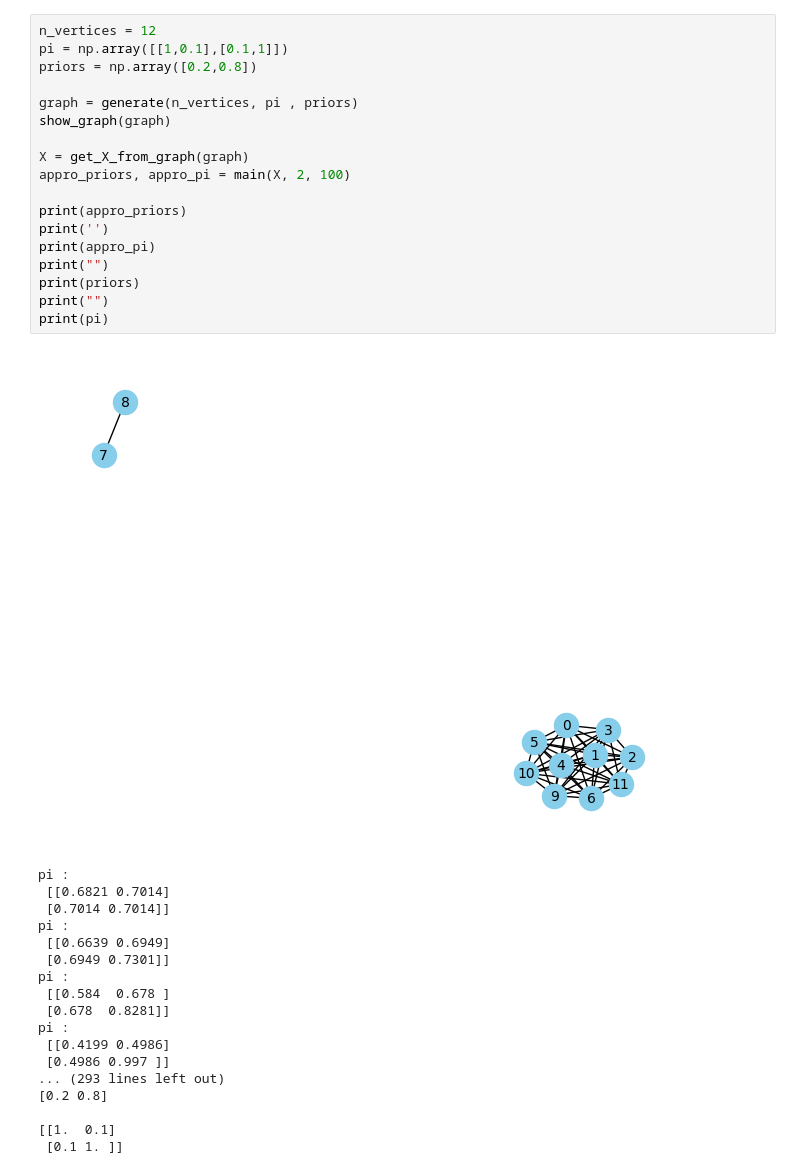
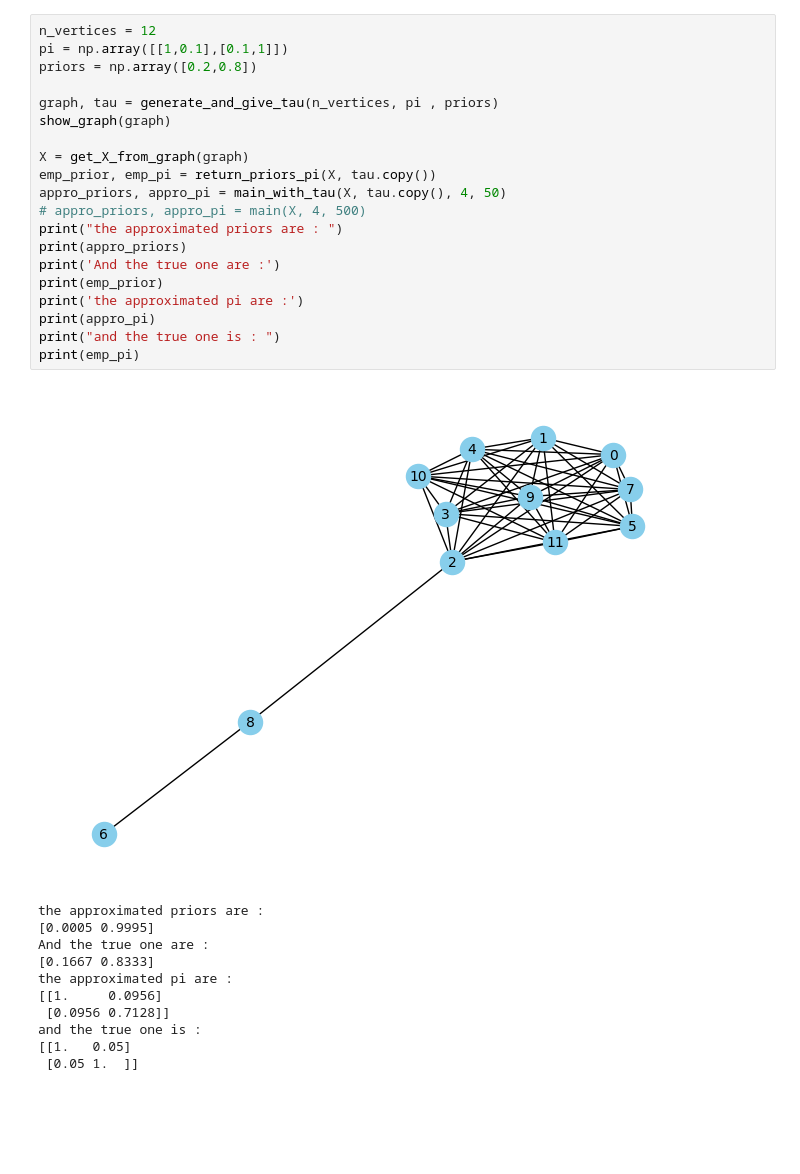
Before and after one commit to ElSacho/Mixture4graph, a Jupyter notebook: main.ipynb, the cells around one changed output. Drawn from its saved outputs; the diff is of its cells as text; blank space fills up the shorter version.

```diff
--- a/main.ipynb
+++ b/main.ipynb
@@ -76,37 +45,32 @@ print(pi)
 # %%
 n_vertices = 12
 pi = np.array([[1,0.1],[0.1,1]])
 priors = np.array([0.2,0.8])
 
-graph = generate(n_vertices, pi , priors)
+graph, tau = generate_and_give_tau(n_vertices, pi , priors)
 show_graph(graph)
 
 X = get_X_from_graph(graph)
-appro_priors, appro_pi = main(X, 2, 100)
-
+emp_prior, emp_pi = return_priors_pi(X, tau.copy())
+appro_priors, appro_pi = main_with_tau(X, tau.copy(), 4, 50)
+# appro_priors, appro_pi = main(X, 4, 500)
+print("the approximated priors are : ")
 print(appro_priors)
-print('')
+print('And the true one are :')
+print(emp_prior)
+print('the approximated pi are :')
 print(appro_pi)
-print("")
-print(priors)
-print("")
-print(pi)
+print("and the true one is : ")
+print(emp_pi)
 # %% [output]
-[figure, old version]
+[figure, new version]
-pi :
- [[0.6821 0.7014]
- [0.7014 0.7014]]
-pi :
- [[0.6639 0.6949]
- [0.6949 0.7301]]
-pi :
- [[0.584  0.678 ]
- [0.678  0.8281]]
-pi :
- [[0.4199 0.4986]
- [0.4986 0.997 ]]
-... (293 lines left out)
-[0.2 0.8]
-
-[[1.  0.1]
- [0.1 1. ]]
+the approximated priors are :
+[0.0005 0.9995]
+And the true one are :
+[0.1667 0.8333]
+the approximated pi are :
+[[1.     0.0956]
+ [0.0956 0.7128]]
+and the true one is :
+[[1.   0.05]
+ [0.05 1.  ]]
```
Also changed, not shown: parts of 18 cells of this notebook, 1 other file.
